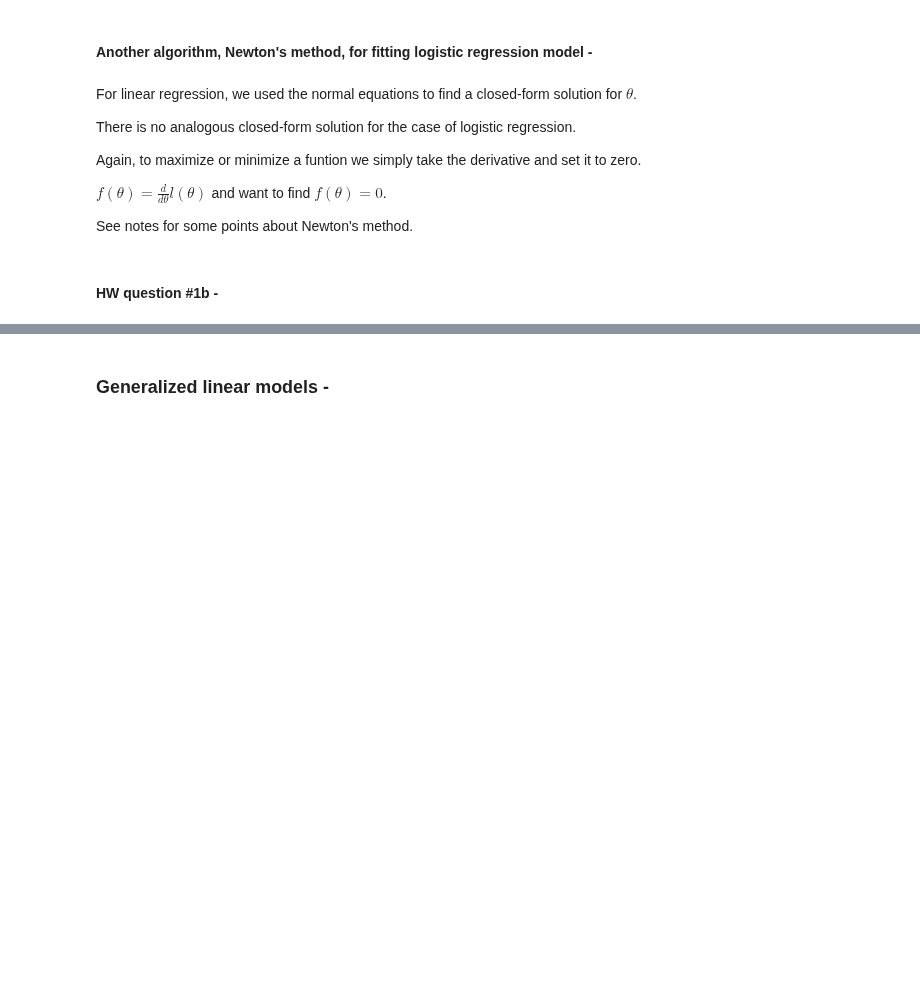
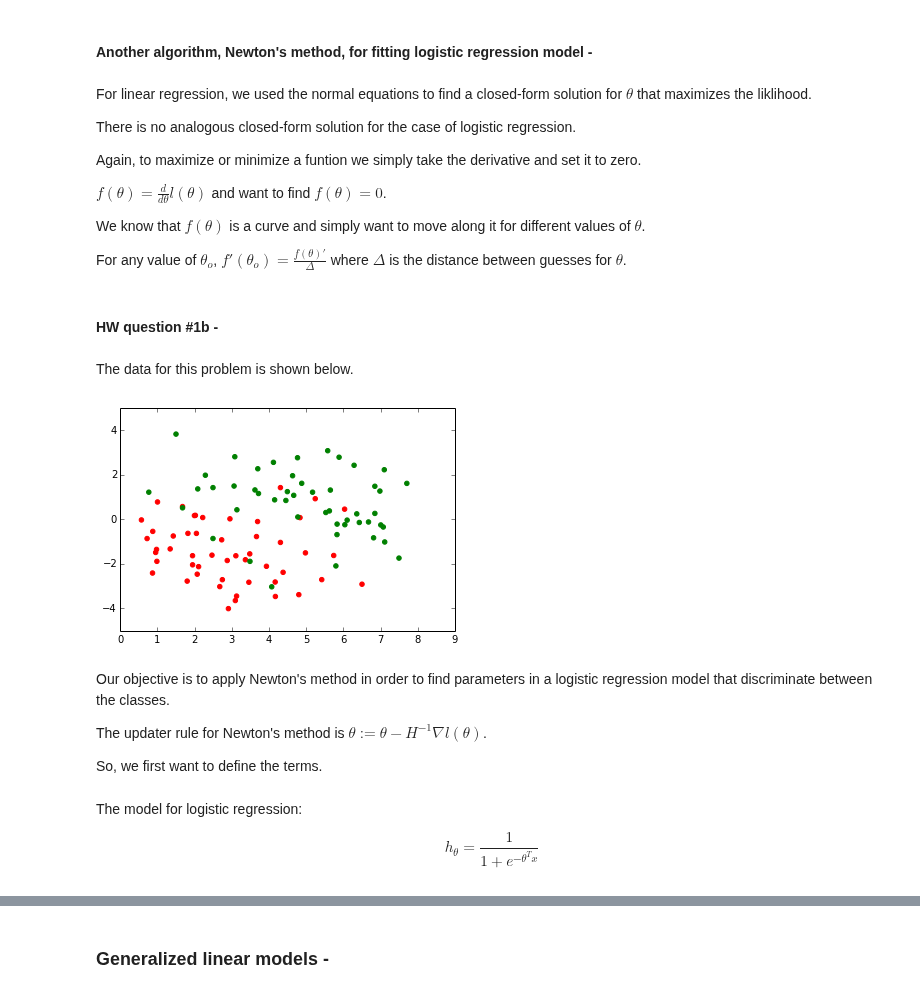
Before and after one commit to lmart999/CS229, a Jupyter notebook: CS229.ipynb, the cells around one changed output, grey strips where cells are left out. Drawn from its saved outputs; the diff is of its cells as text; code cells hidden in the pictures; blank space fills up the shorter version.

```diff
--- a/CS229.ipynb
+++ b/CS229.ipynb
@@ -412,7 +430,7 @@ Generally, we will find a broad class of algorithms with the same form but diffe
 # %% [markdown]
 #### Another algorithm, Newton's method, for fitting logistic regression model -
 # %% [markdown]
-For linear regression, we used the normal equations to find a closed-form solution for $\theta$.
+For linear regression, we used the normal equations to find a closed-form solution for $\theta$ that maximizes the liklihood.
 
 There is no analogous closed-form solution for the case of logistic regression.
 
@@ -420,6 +438,8 @@ Again, to maximize or minimize a funtion we simply take the derivative and set i
 
 $ f(\theta) = \frac{d}{d\theta}l(\theta) $ and want to find $f(\theta) = 0$.
 
-See notes for some points about Newton's method.
+We know that $f(\theta)$ is a curve and simply want to move along it for different values of $\theta$.
+
+For any value of $\theta_o$, $f'(\theta_o) = \frac{f(\theta)'}{\Delta}$ where $\Delta$ is the distance between guesses for $\theta$.
 # %% [markdown]
 #### HW question #1b -
@@ -428,0 +446,31 @@ pd.read_ta
+# %% [markdown]
+The data for this problem is shown below.
+# %%
+import pandas as pd
+path='/Users/lmartin/Desktop/CS_229/P_Sets/PS1/'
+fi='q1x.dat'
+feat=pd.read_table(path+fi,header=None,sep=r"\s*")
+fi='q1y.dat'
+tar=pd.read_table(path+fi,header=None,sep=r"\s*")
+
+tar.columns=['Out']
+feat.columns=['F1','F2']
+data=pd.concat([tar,feat],axis=1)
+
+labels=[0,1]
+colors=['red','green']
+for lab,col in zip(labels,colors):
+    tmp=data[data['Out']==lab]
+    plt.scatter(tmp['F1'],tmp['F2'],color=col)
+# %% [output]
+[figure, added]
+# %% [markdown]
+Our objective is to apply Newton's method in order to find parameters in a logistic regression model that discriminate between the classes.
+
+The updater rule for Newton's method is $\theta := \theta - H^{-1} \nabla l(\theta)$.
+
+So, we first want to define the terms.
+# %% [markdown]
+The model for logistic regression:
+
+$$h_{\theta}=\frac{1}{1+e^{-\theta^T x}}$$
```
Also changed, not shown: parts of 21 cells of this notebook.
